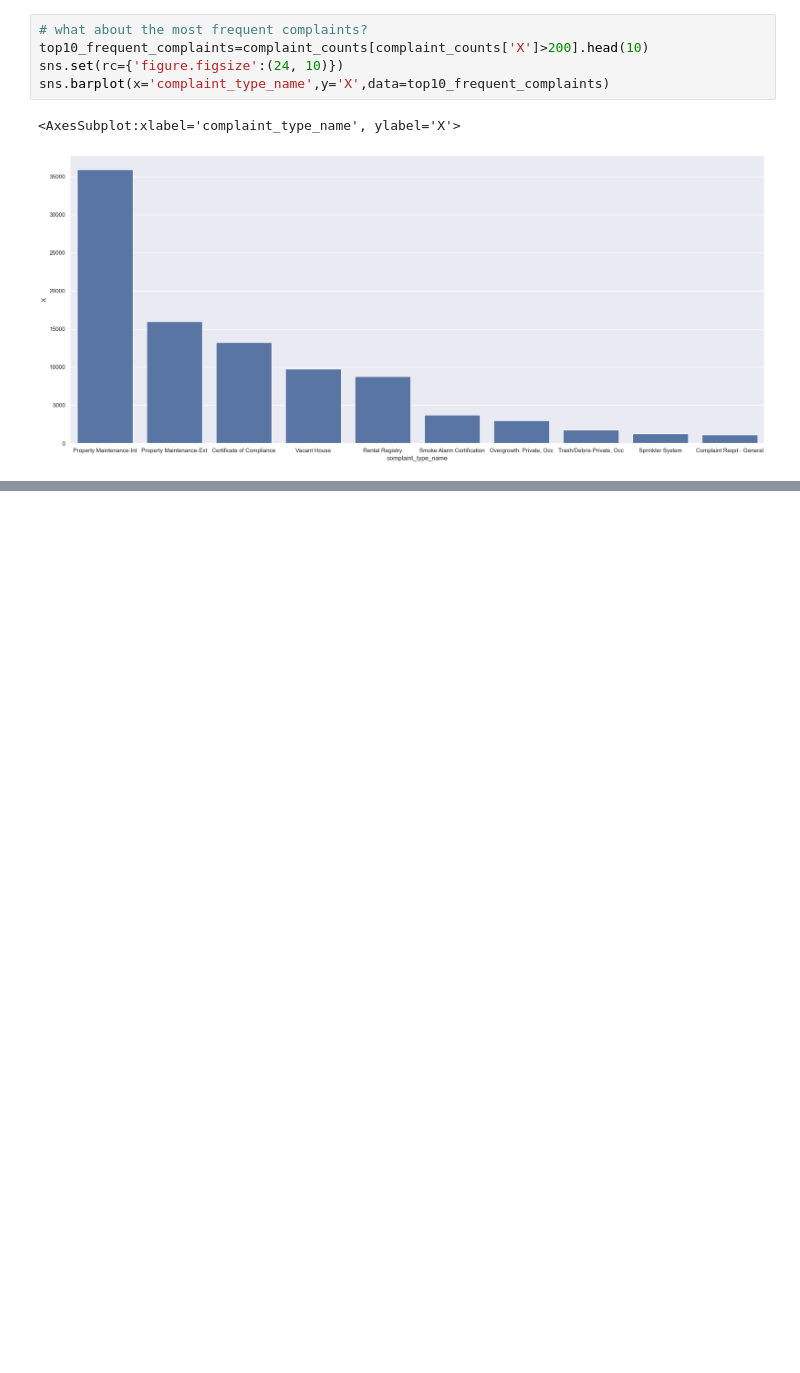
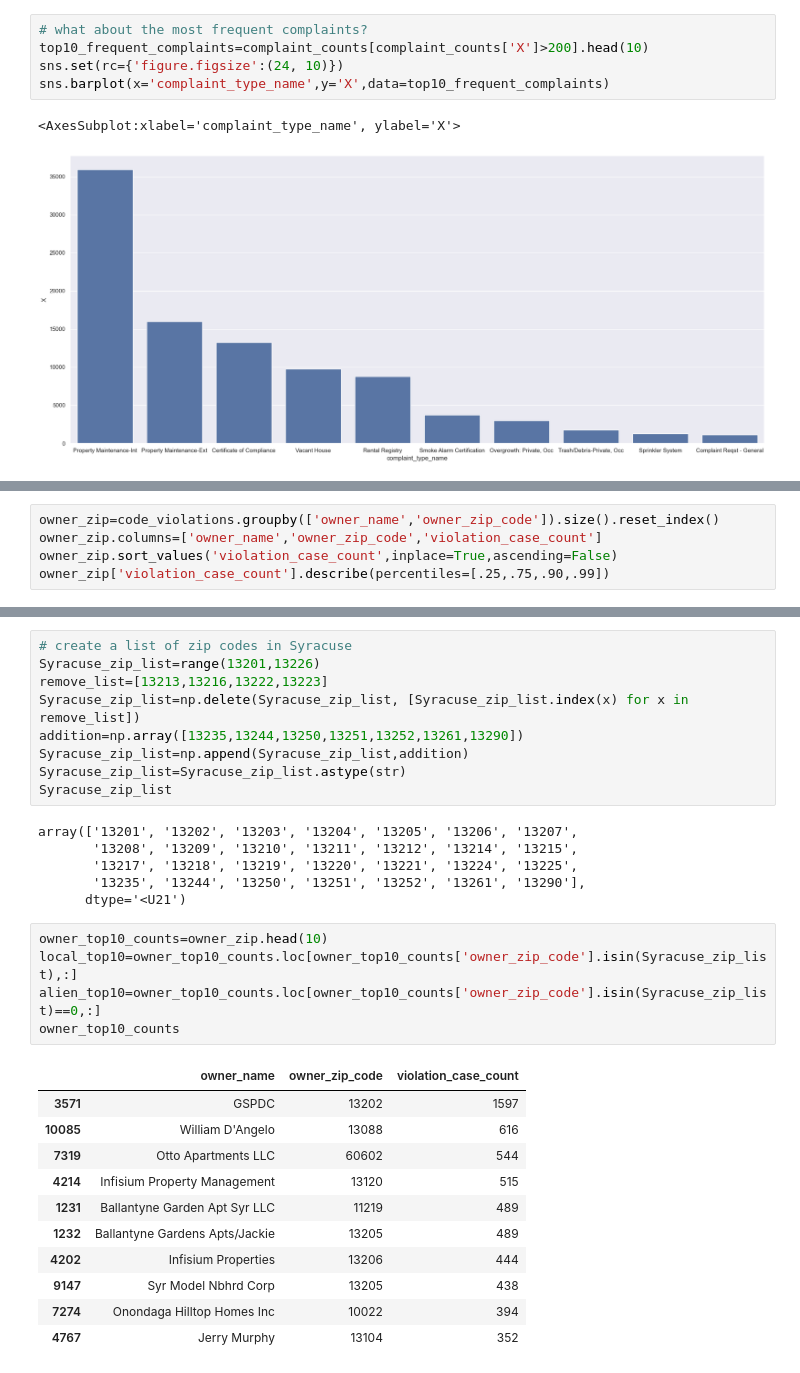
Before and after one commit to ht6631/IST_652_Project, a Jupyter notebook: ProjectAnalysis.ipynb, the cells around one changed output, grey strips where cells are left out. Cells and saved outputs as stored; diff of their text form; blank space fills up the shorter version.

```diff
--- a/ProjectAnalysis.ipynb
+++ b/ProjectAnalysis.ipynb
@@ -324,0 +370,5 @@ Text(0.5, 1.0, 'compare_table.corr()')
+# %%
+owner_zip=code_violations.groupby(['owner_name','owner_zip_code']).size().reset_index()
+owner_zip.columns=['owner_name','owner_zip_code','violation_case_count']
+owner_zip.sort_values('violation_case_count',inplace=True,ascending=False)
+owner_zip['violation_case_count'].describe(percentiles=[.25,.75,.90,.99])
@@ -324,0 +387,32 @@ Text(0.5, 1.0, 'compare_table.corr()')
+# %%
+# create a list of zip codes in Syracuse
+Syracuse_zip_list=range(13201,13226)
+remove_list=[13213,13216,13222,13223]
+Syracuse_zip_list=np.delete(Syracuse_zip_list, [Syracuse_zip_list.index(x) for x in remove_list])
+addition=np.array([13235,13244,13250,13251,13252,13261,13290])
+Syracuse_zip_list=np.append(Syracuse_zip_list,addition)
+Syracuse_zip_list=Syracuse_zip_list.astype(str)
+Syracuse_zip_list
+# %% [output]
+array(['13201', '13202', '13203', '13204', '13205', '13206', '13207',
+       '13208', '13209', '13210', '13211', '13212', '13214', '13215',
+       '13217', '13218', '13219', '13220', '13221', '13224', '13225',
+       '13235', '13244', '13250', '13251', '13252', '13261', '13290'],
+      dtype='<U21')
+# %%
+owner_top10_counts=owner_zip.head(10)
+local_top10=owner_top10_counts.loc[owner_top10_counts['owner_zip_code'].isin(Syracuse_zip_list),:]
+alien_top10=owner_top10_counts.loc[owner_top10_counts['owner_zip_code'].isin(Syracuse_zip_list)==0,:]
+owner_top10_counts
+# %% [output]
+|  | owner_name | owner_zip_code | violation_case_count |
+| 3571 | GSPDC | 13202 | 1597 |
+| 10085 | William D'Angelo | 13088 | 616 |
+| 7319 | Otto Apartments LLC | 60602 | 544 |
+| 4214 | Infisium Property Management | 13120 | 515 |
+| 1231 | Ballantyne Garden Apt Syr LLC | 11219 | 489 |
+| 1232 | Ballantyne Gardens Apts/Jackie | 13205 | 489 |
+| 4202 | Infisium Properties | 13206 | 444 |
+| 9147 | Syr Model Nbhrd Corp | 13205 | 438 |
+| 7274 | Onondaga Hilltop Homes Inc | 10022 | 394 |
+| 4767 | Jerry Murphy | 13104 | 352 |
```
Also changed, not shown: parts of 45 cells of this notebook.
